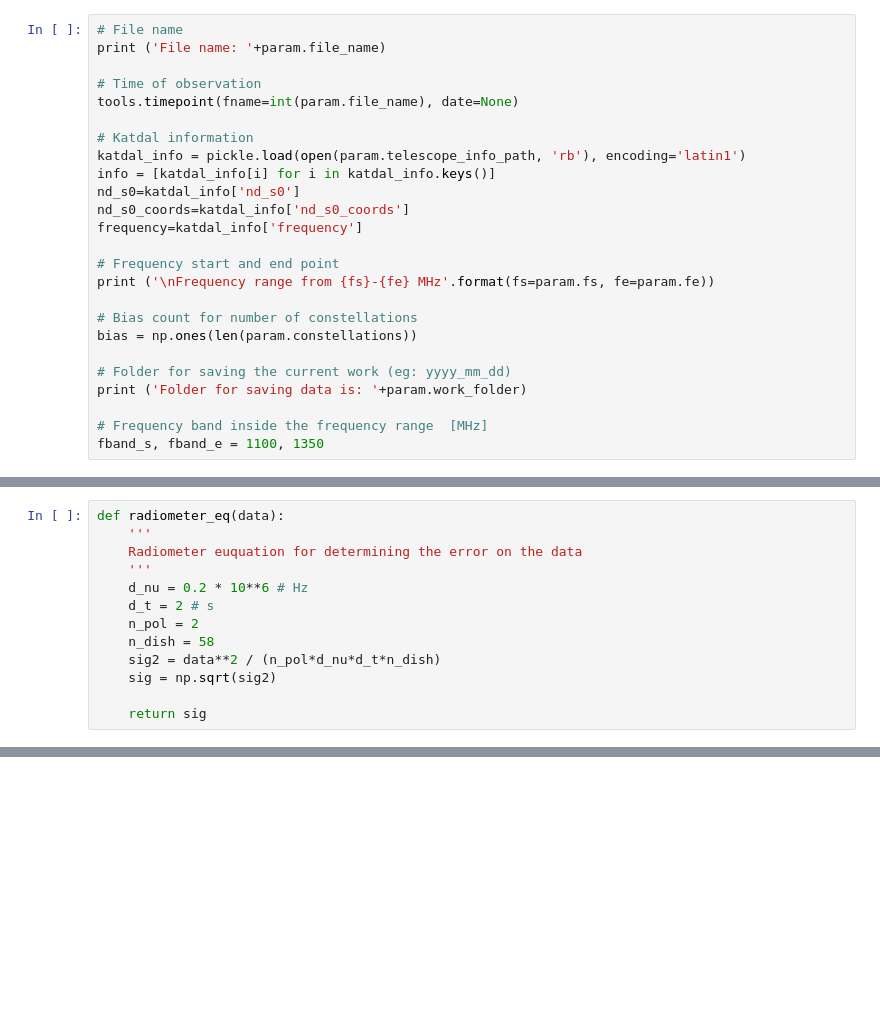
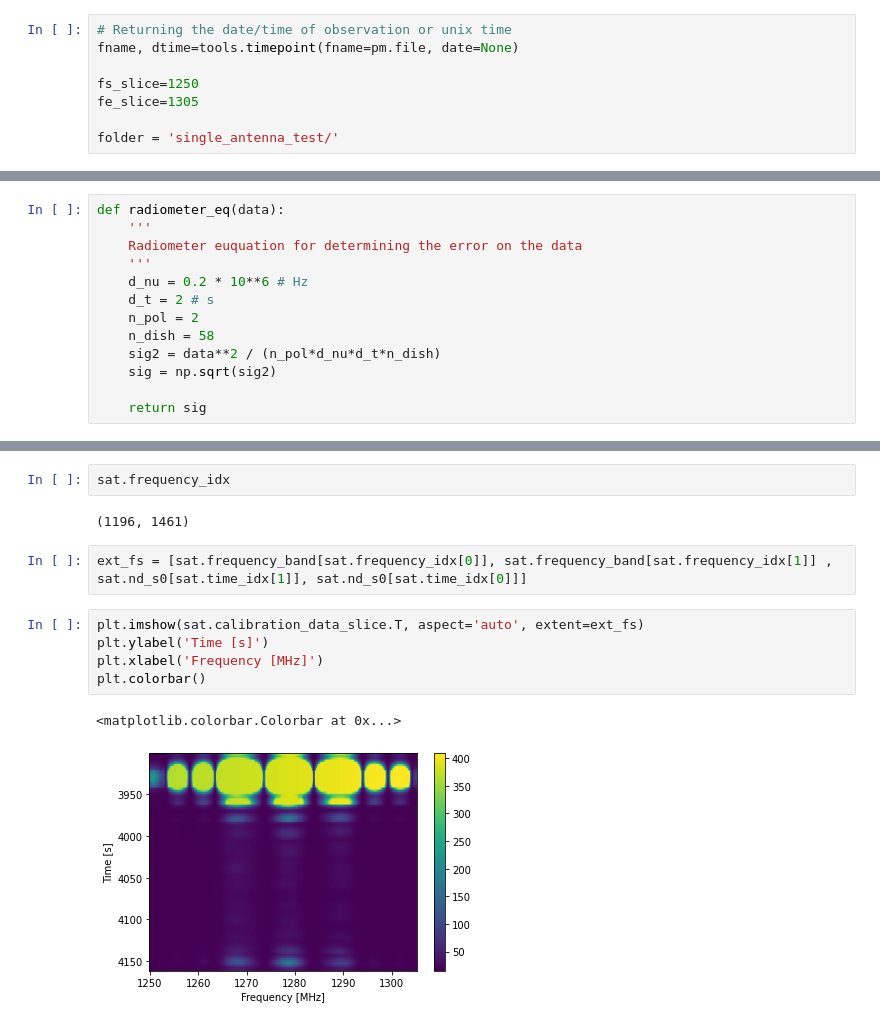
Before and after one commit to vitoria-ab/satellite_RFI-mine, a Jupyter notebook: Notebooks/chi2_testing/chi2_notebooks/chi2_optimize_parallel.ipynb, the cells around one changed output, grey strips where cells are left out. Cells and saved outputs as stored; diff of their text form; blank space fills up the shorter version.

```diff
--- a/Notebooks/chi2_testing/chi2_notebooks/chi2_optimize_parallel.ipynb
+++ b/Notebooks/chi2_testing/chi2_notebooks/chi2_optimize_parallel.ipynb
@@ -14,26 +14,9 @@ from import_list import *
 # %%
-# File name
-print ('File name: '+param.file_name)
+# Returning the date/time of observation or unix time
+fname, dtime=tools.timepoint(fname=pm.file, date=None)
 
-# Time of observation
-tools.timepoint(fname=int(param.file_name), date=None)
+fs_slice=1250
+fe_slice=1305
 
-# Katdal information
-katdal_info = pickle.load(open(param.telescope_info_path, 'rb'), encoding='latin1')
-info = [katdal_info[i] for i in katdal_info.keys()]
-nd_s0=katdal_info['nd_s0']
-nd_s0_coords=katdal_info['nd_s0_coords']
-frequency=katdal_info['frequency']
-
-# Frequency start and end point
-print ('\nFrequency range from {fs}-{fe} MHz'.format(fs=param.fs, fe=param.fe))
-
-# Bias count for number of constellations
-bias = np.ones(len(param.constellations))
-
-# Folder for saving the current work (eg: yyyy_mm_dd)
-print ('Folder for saving data is: '+param.work_folder)
-
-# Frequency band inside the frequency range  [MHz]
-fband_s, fband_e = 1100, 1350
+folder = 'single_antenna_test/'
 # %% [output]
@@ -86,0 +70,14 @@ sat.excecute(a_param=dic,
+# %%
+sat.frequency_idx
+# %% [output]
+(1196, 1461)
+# %%
+ext_fs = [sat.frequency_band[sat.frequency_idx[0]], sat.frequency_band[sat.frequency_idx[1]] , sat.nd_s0[sat.time_idx[1]], sat.nd_s0[sat.time_idx[0]]]
+# %%
+plt.imshow(sat.calibration_data_slice.T, aspect='auto', extent=ext_fs)
+plt.ylabel('Time [s]')
+plt.xlabel('Frequency [MHz]')
+plt.colorbar()
+# %% [output]
+<matplotlib.colorbar.Colorbar at 0x...>
+[figure, added]
```
Also changed, not shown: parts of 16 cells of this notebook, 14 other files.
